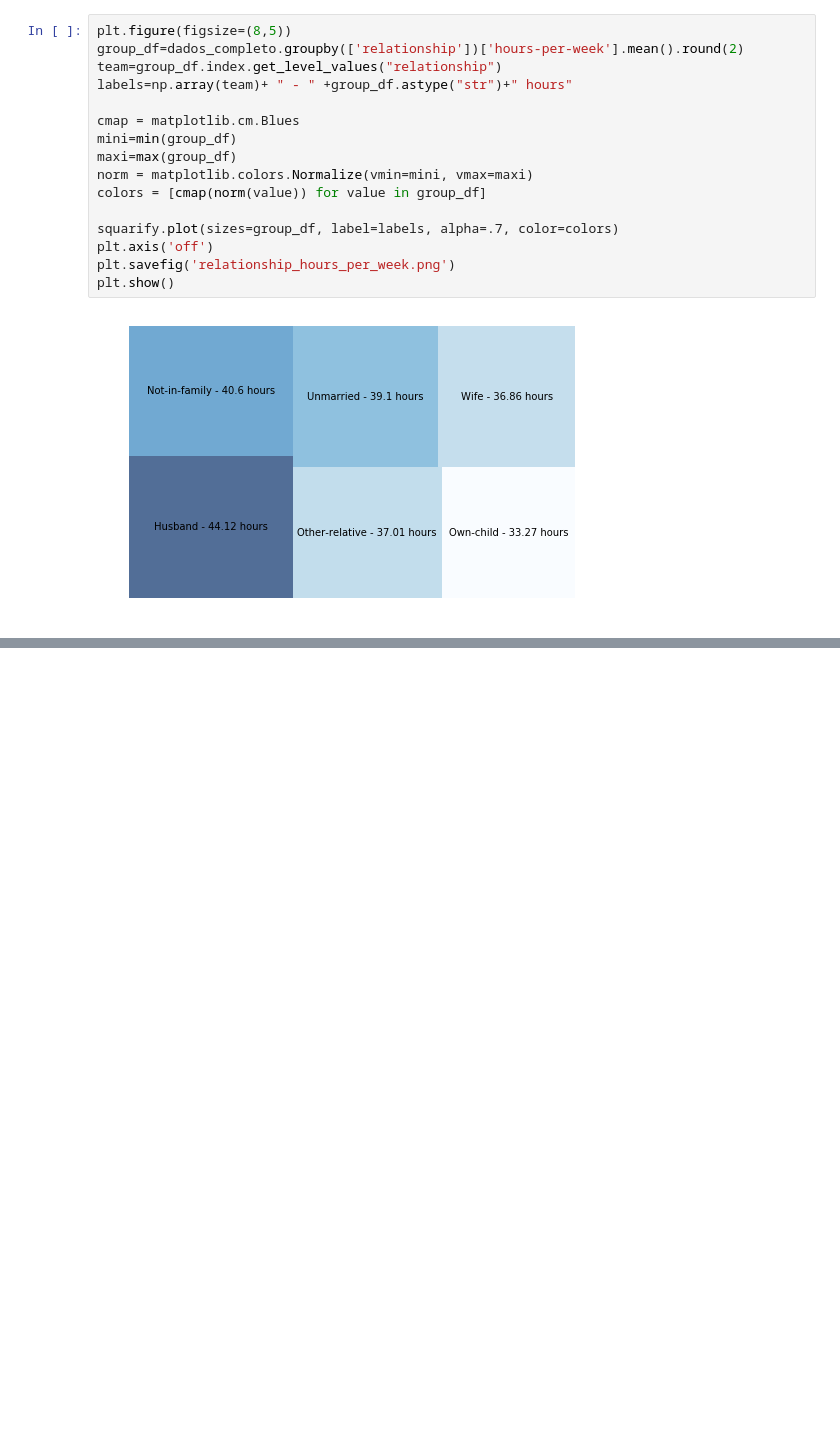
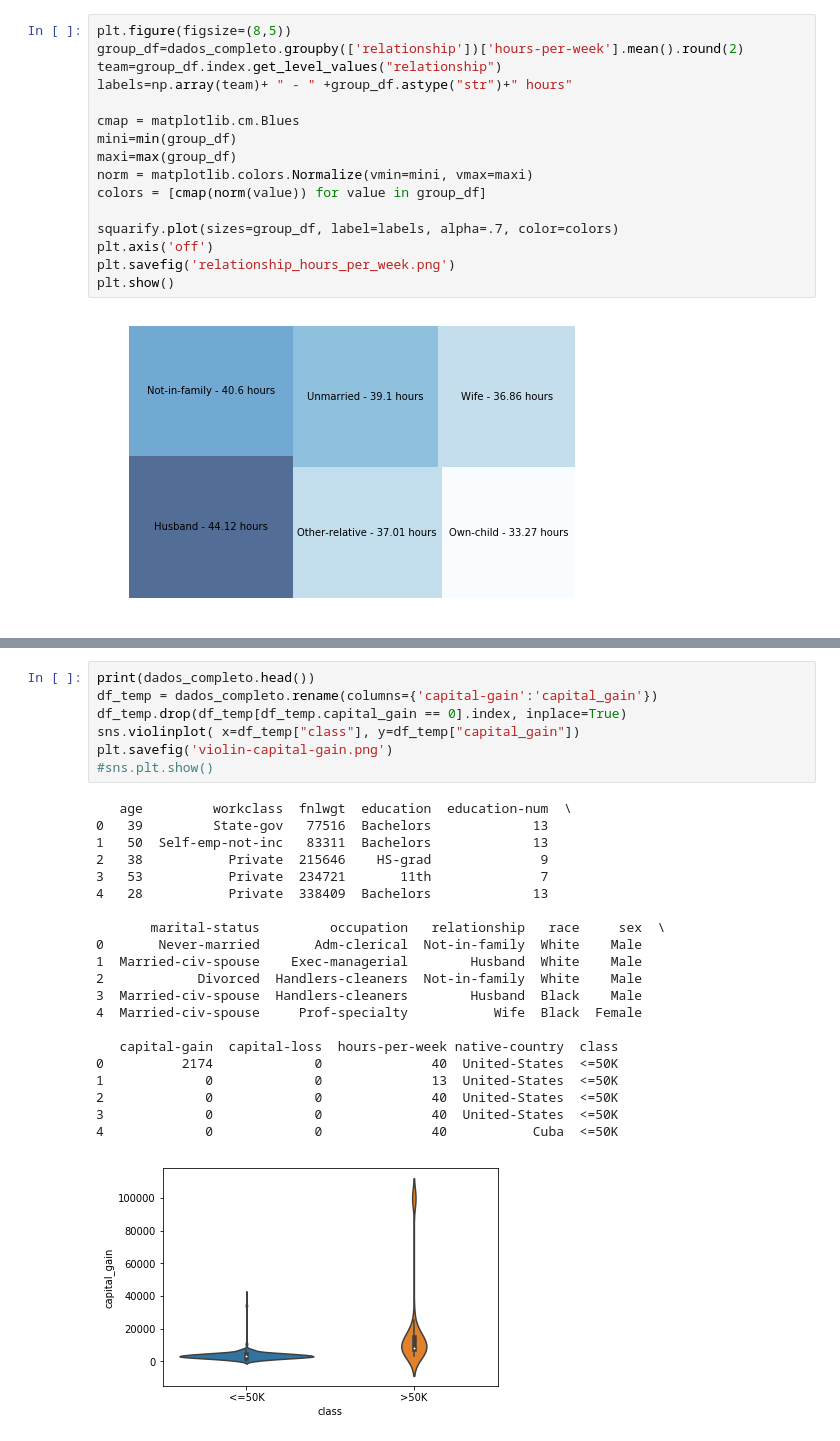
Before and after one commit to higornucci/mineracao-censo-1994-eua, a Jupyter notebook: adult.ipynb, the cells around one changed output, grey strips where cells are left out. Drawn from its saved outputs; the diff is of its cells as text; blank space fills up the shorter version.

```diff
--- a/adult.ipynb
+++ b/adult.ipynb
@@ -62,0 +71,29 @@ Name: age, dtype: float64
+# %%
+print(dados_completo.head())
+df_temp = dados_completo.rename(columns={'capital-gain':'capital_gain'})
+df_temp.drop(df_temp[df_temp.capital_gain == 0].index, inplace=True)
+sns.violinplot( x=df_temp["class"], y=df_temp["capital_gain"])
+plt.savefig('violin-capital-gain.png')
+#sns.plt.show()
+# %% [output]
+   age         workclass  fnlwgt  education  education-num  \
+0   39         State-gov   77516  Bachelors             13
+1   50  Self-emp-not-inc   83311  Bachelors             13
+2   38           Private  215646    HS-grad              9
+3   53           Private  234721       11th              7
+4   28           Private  338409  Bachelors             13
+
+       marital-status         occupation   relationship   race     sex  \
+0       Never-married       Adm-clerical  Not-in-family  White    Male
+1  Married-civ-spouse    Exec-managerial        Husband  White    Male
+2            Divorced  Handlers-cleaners  Not-in-family  White    Male
+3  Married-civ-spouse  Handlers-cleaners        Husband  Black    Male
+4  Married-civ-spouse     Prof-specialty           Wife  Black  Female
+
+   capital-gain  capital-loss  hours-per-week native-country  class
+0          2174             0              40  United-States  <=50K
+1             0             0              13  United-States  <=50K
+2             0             0              40  United-States  <=50K
+3             0             0              40  United-States  <=50K
+4             0             0              40           Cuba  <=50K
+[figure, added]
```
Also changed, not shown: parts of 3 cells of this notebook, 5 other files.
